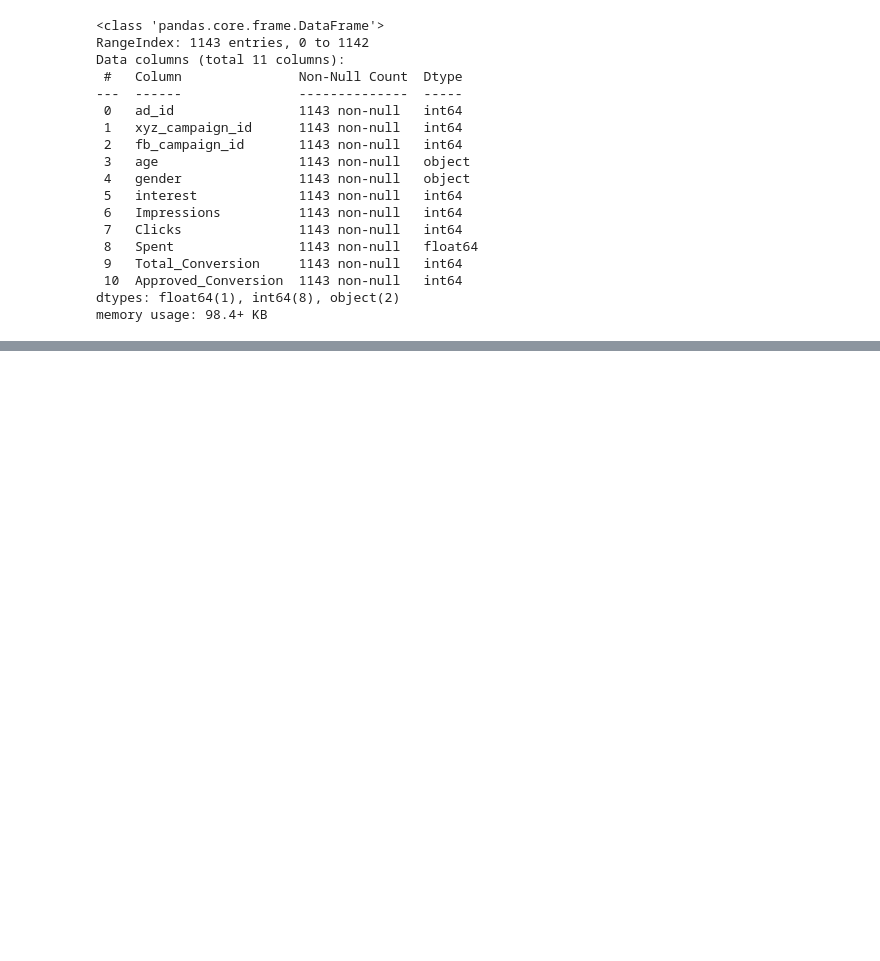
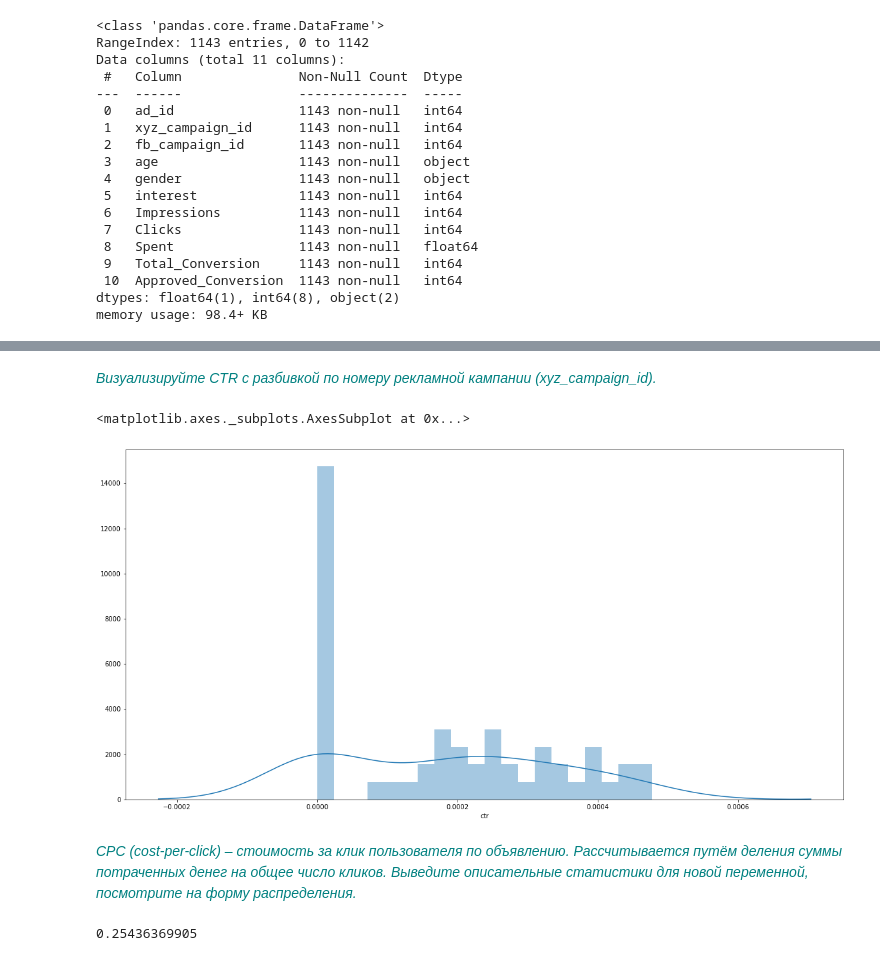
Before and after one commit to bkuspayev/python_repo, a Jupyter notebook: statistics/advertising_analysis/advertising_analysis.ipynb, the cells around one changed output, grey strips where cells are left out. Saved outputs shown, nothing was run; the diff lists cells and outputs as text; code cells hidden in the pictures; blank space fills up the shorter version.

```diff
--- a/statistics/advertising_analysis/advertising_analysis.ipynb
+++ b/statistics/advertising_analysis/advertising_analysis.ipynb
@@ -57,0 +90,2 @@ memory usage: 98.4+ KB
+# %%
+ad_data['ctr'] = ad_data.Clicks / ad_data.Impressions
@@ -57,0 +113,11 @@ memory usage: 98.4+ KB
+# %% [markdown]
+<i><font color="teal">Визуализируйте CTR с разбивкой по номеру рекламной кампании (xyz_campaign_id).</font></i>
+# %%
+plt.figure(figsize=(20,10))
+sns.distplot(ad_data.query('xyz_campaign_id == 916').ctr, bins=20)
+# %% [output]
+<matplotlib.axes._subplots.AxesSubplot at 0x...>
+[figure, added]
+# %% [markdown]
+<i><font color="teal">CPC (cost-per-click) – стоимость за клик пользователя по объявлению. Рассчитывается путём деления суммы потраченных денег на общее число кликов.
+Выведите описательные статистики для новой переменной, посмотрите на форму распределения.</font></i>
@@ -57,0 +126,4 @@ memory usage: 98.4+ KB
+# %%
+ss.iqr(ad_data_cpc, nan_policy='omit')
+# %% [output]
+0.25436369905
```
Also changed, not shown: parts of 22 cells of this notebook.
